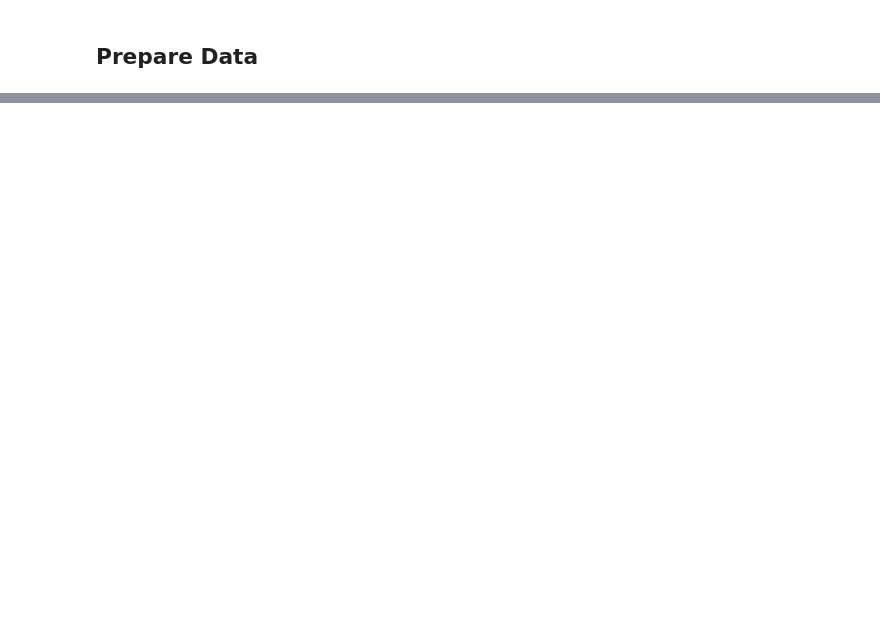
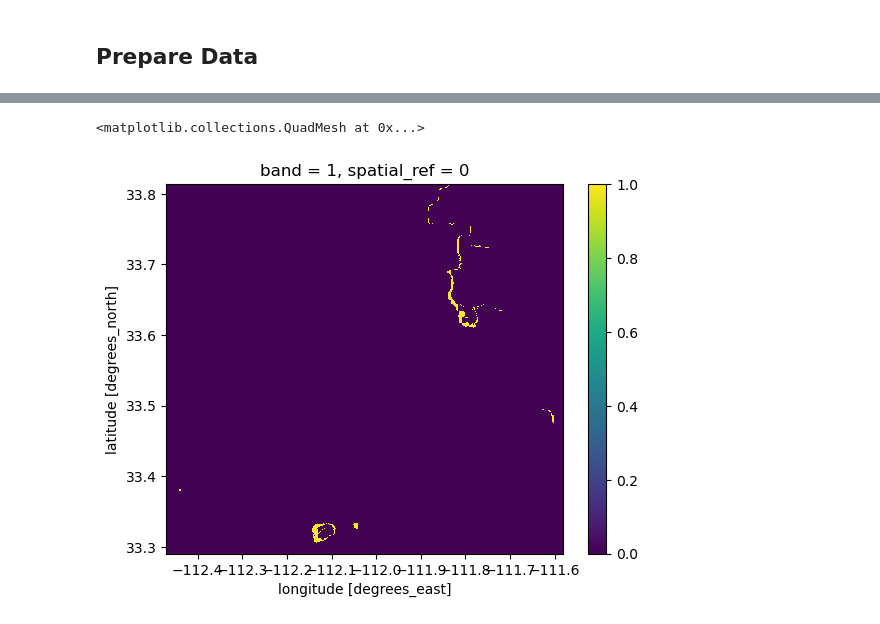
Before and after one commit to hazelvaq/Maricopa-Arizona-Changes-in-Biodiversity-Intactness-Index-, a Jupyter notebook: phoenix_bii_changes.ipynb, the cells around one changed output, grey strips where cells are left out. Saved outputs shown, nothing was run; the diff lists cells and outputs as text; code cells hidden in the pictures; blank space fills up the shorter version.

```diff
--- a/phoenix_bii_changes.ipynb
+++ b/phoenix_bii_changes.ipynb
@@ -216,0 +237,12 @@ bi_2020.plot()
+# %%
+# Find areas in 2017 that are greater than 0.75
+area_2017 = bi_2017 >= 0.75
+
+# Convert boolean values as 1 and 0's
+area_2017 = area_2017.astype(int)
+# %%
+# Find areas in 2020 that are geater than 0.75
+area_2020 = bi_2020 >= 0.75
+
+# Convert boolean values as 1 and 0's
+area_2020 = area_2020.astype(int)
@@ -216,0 +255,12 @@ bi_2020.plot()
+# %%
+bi_difference = area_2017 - area_2020
+# %%
+# Find just the 1 values
+bi_difference = bi_difference == 1
+
+bi_difference = bi_difference.astype(int)
+# %%
+bi_difference.plot()
+# %% [output]
+<matplotlib.collections.QuadMesh at 0x...>
+[figure, added]
```
Also changed, not shown: parts of 24 cells of this notebook.
